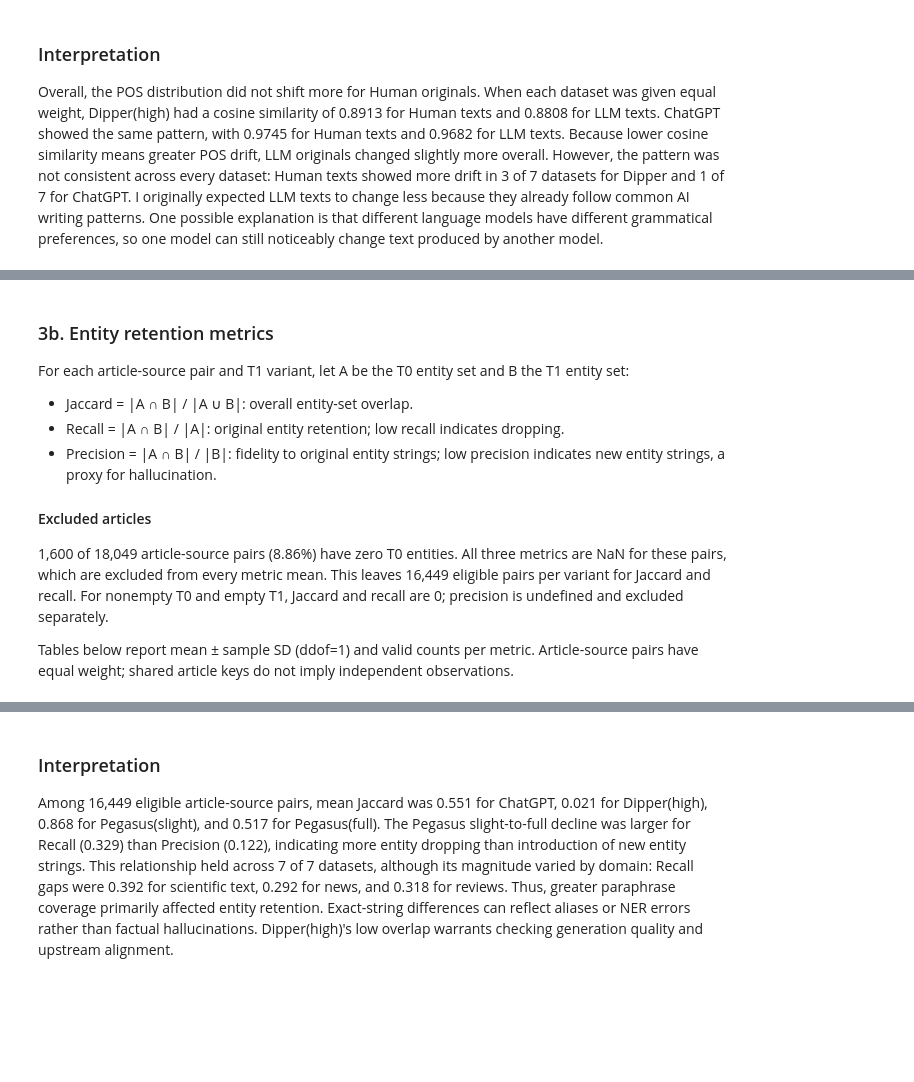
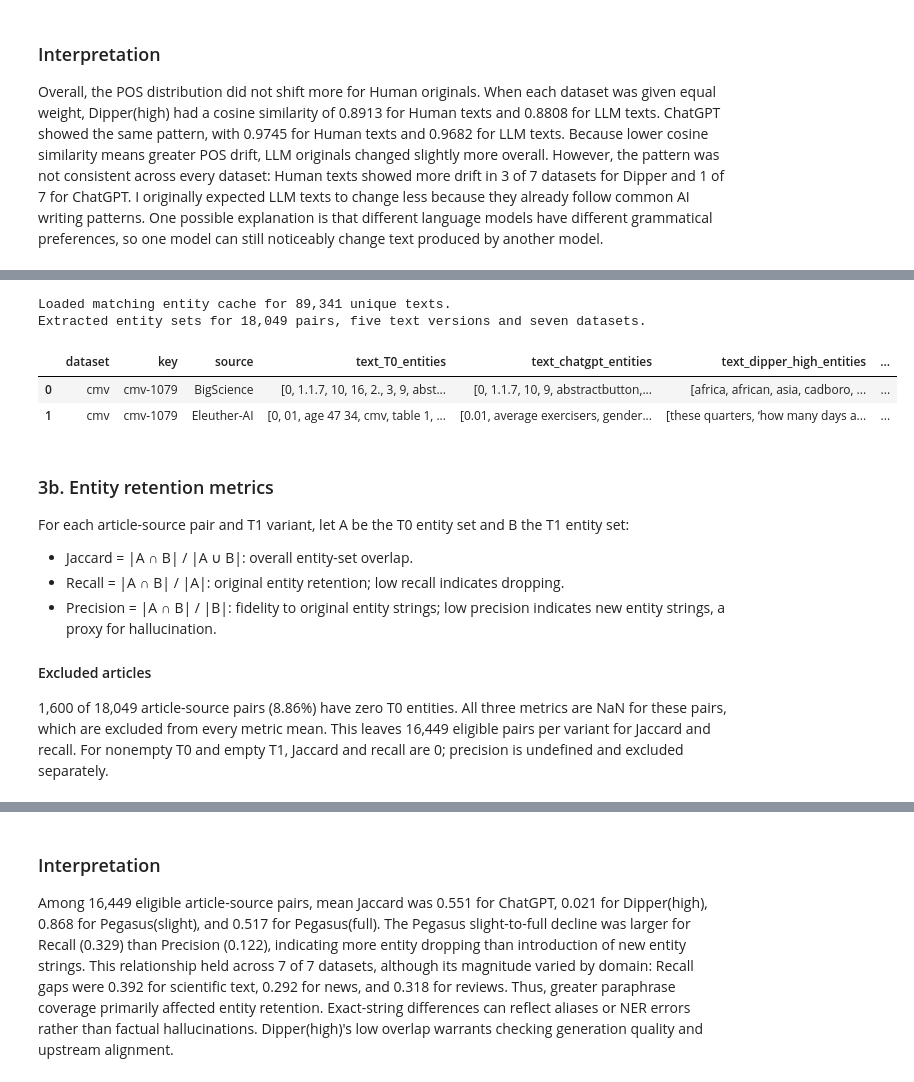
Before and after one commit to xiaoyancai/Ship-of-Theseus-Paraphrased-Corpus-CS6120-Team4, a Jupyter notebook: notebooks/03_linguistic_audit.ipynb, the cells around one changed output, grey strips where cells are left out. Saved outputs shown, nothing was run; the diff lists cells and outputs as text; code cells hidden in the pictures; blank space fills up the shorter version.

Commit message:
Make Task 3 self-contained in audit notebook

```diff
--- a/notebooks/03_linguistic_audit.ipynb
+++ b/notebooks/03_linguistic_audit.ipynb
@@ -547,6 +534,0 @@ The following cell runs the complete Task 3 pipeline, including extraction, metr
-# %%
-import sys
-if str(PROJECT_ROOT) not in sys.path:
-    sys.path.insert(0, str(PROJECT_ROOT))
-from src.ner_stability import run as run_ner_audit
-run_ner_audit(PROJECT_ROOT)
@@ -555,3 +542,75 @@ Task 3 results: data/results/task3_ner
+# %%
+from pathlib import Path
+import hashlib
+import json
+import numpy as np
+import pandas as pd
+import spacy
+from IPython.display import Markdown, display
+
+if 'PROJECT_ROOT' not in globals():
+    PROJECT_ROOT = Path.cwd().resolve()
+    if PROJECT_ROOT.name == 'notebooks':
+        PROJECT_ROOT = PROJECT_ROOT.parent
+ner_data_path = PROJECT_ROOT / 'data/processed/paired_all.pkl'
+ner_paired = (paired.copy() if 'paired' in globals()
+              else pd.read_pickle(ner_data_path)).reset_index(drop=True)
+ner_ids = ['dataset', 'key', 'source']
+ner_variants = {
+    'ChatGPT': 'text_chatgpt',
+    'Dipper(high)': 'text_dipper_high',
+    'Pegasus(slight)': 'text_pegasus_slight',
+    'Pegasus(full)': 'text_pegasus_full',
+}
+ner_columns = ['text_T0', *ner_variants.values()]
+if not set(ner_ids + ner_columns).issubset(ner_paired.columns):
+    raise ValueError('Task 1 data must include T0 and all four T1 columns, including pegasus(full).')
+if ner_paired.empty or ner_paired[ner_ids].isna().any().any() or ner_paired.duplicated(ner_ids).any():
+    raise ValueError('Invalid or duplicate article-source identities.')
+for column in ner_columns:
+    if not ner_paired[column].map(lambda text: isinstance(text, str) and bool(text.strip())).all():
+        raise ValueError(f'Missing or empty text: {column}')
+if ner_paired.dataset.nunique() != 7:
+    raise ValueError('Expected all seven datasets.')
+
+ner_nlp = spacy.load('en_core_web_sm', disable=['parser', 'lemmatizer', 'tagger', 'attribute_ruler'])
+ner_nlp.max_length = max(ner_nlp.max_length,
+    int(ner_paired[ner_columns].apply(lambda col: col.str.len().max()).max()) + 1)
+ner_texts = list(dict.fromkeys(text for column in ner_columns for text in ner_paired[column]))
+NER_USE_CACHE = globals().get('NER_USE_CACHE', True)
+NER_PROCESSES = globals().get('NER_PROCESSES', 1)
+ner_fingerprint = hashlib.sha256(json.dumps({
+    'texts': ner_texts, 'spacy': spacy.__version__, 'model': ner_nlp.meta,
+}, sort_keys=True).encode()).hexdigest()
+ner_cache = PROJECT_ROOT / 'data/cache/task3_ner' / f'{ner_fingerprint}.json'
+if NER_USE_CACHE and ner_cache.exists():
+    ner_entities = {text: set(values) for text, values in json.loads(ner_cache.read_text()).items()}
+    if not all(text in ner_entities for text in ner_texts):
+        raise ValueError('Incomplete entity cache; delete the cache and rerun.')
+    print(f'Loaded matching entity cache for {len(ner_texts):,} unique texts.')
+else:
+    ner_entities = {}
+    docs = ner_nlp.pipe(ner_texts, batch_size=64, n_process=NER_PROCESSES)
+    for index, (text, doc) in enumerate(zip(ner_texts, docs), start=1):
+        ner_entities[text] = {entity.text.strip().lower() for entity in doc.ents if entity.text.strip()}
+        if index % 2000 == 0:
+            print(f'NER: {index:,}/{len(ner_texts):,} unique texts', flush=True)
+    if NER_USE_CACHE:
+        ner_cache.parent.mkdir(parents=True, exist_ok=True)
+        ner_cache.write_text(json.dumps({text: sorted(values) for text, values in ner_entities.items()},
+                                       ensure_ascii=False))
+print(f'Extracted entity sets for {len(ner_paired):,} pairs, five text versions and seven datasets.')
+ner_entity_examples = ner_paired[ner_ids].head(2).copy()
+for column in ner_columns:
+    ner_entity_examples[column + '_entities'] = ner_paired[column].head(2).map(
+        lambda text: sorted(ner_entities[text]))
+display(ner_entity_examples)
+# %% [output]
+Loaded matching entity cache for 89,341 unique texts.
+Extracted entity sets for 18,049 pairs, five text versions and seven datasets.
+|  | dataset | key | source | text_T0_entities | text_chatgpt_entities | text_dipper_high_entities | ... |
+| 0 | cmv | cmv-1079 | BigScience | [0, 1.1.7, 10, 16, 2., 3, 9, abst... | [0, 1.1.7, 10, 9, abstractbutton,... | [africa, african, asia, cadboro, ... | ... |
+| 1 | cmv | cmv-1079 | Eleuther-AI | [0, 01, age 47 34, cmv, table 1, ... | [0.01, average exercisers, gender... | [these quarters, ‘how many days a... | ... |
 # %% [markdown]
 ### 3b. Entity retention metrics
 
@@ -564,5 +623,3 @@ For each article-source pair and T1 variant, let A be the T0 entity set and B th
 #### Excluded articles
 
 1,600 of 18,049 article-source pairs (8.86%) have zero T0 entities. All three metrics are NaN for these pairs, which are excluded from every metric mean. This leaves 16,449 eligible pairs per variant for Jaccard and recall. For nonempty T0 and empty T1, Jaccard and recall are 0; precision is undefined and excluded separately.
-
-Tables below report mean ± sample SD (ddof=1) and valid counts per metric. Article-source pairs have equal weight; shared article keys do not imply independent observations.
```
Also changed, not shown: parts of 10 cells of this notebook, 1 other file.
